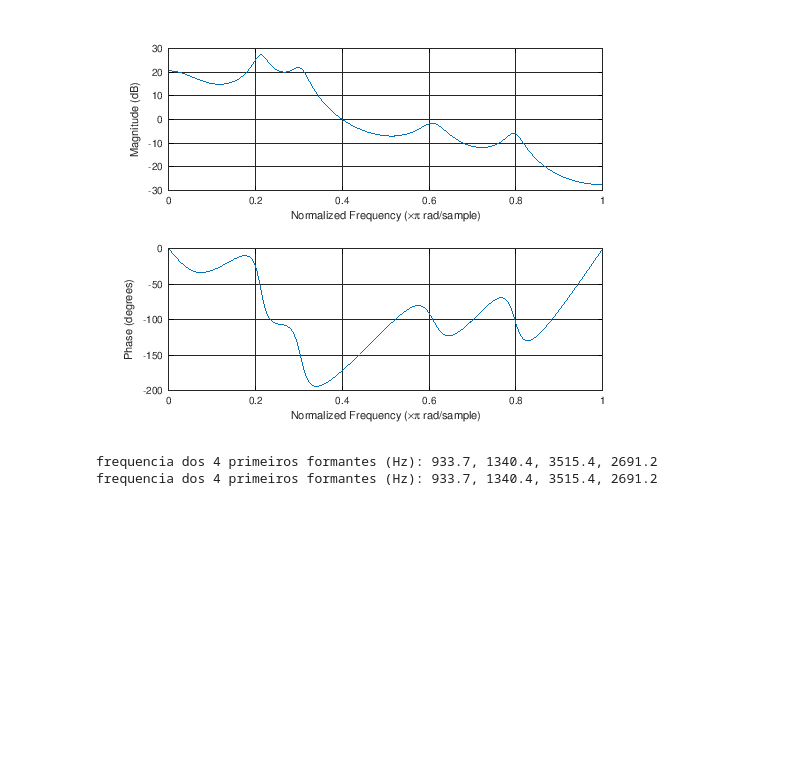
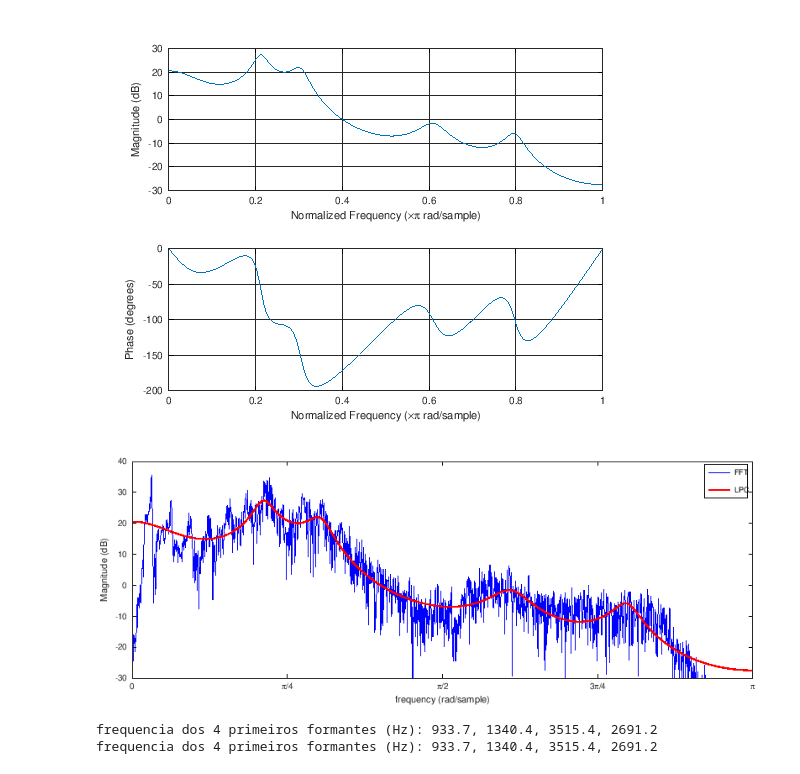
Before and after one commit to leolca/notebooks, a Jupyter notebook: aev/lpc-synthesis.ipynb, the cells around one changed output. Cells and saved outputs as stored; diff of their text form; code cells hidden in the pictures; blank space fills up the shorter version.

Commit message:
adding graph

```diff
--- a/aev/lpc-synthesis.ipynb
+++ b/aev/lpc-synthesis.ipynb
@@ -99,6 +118,17 @@ p = 12; % ordem do modelo
 freqz(1,a);
 # %% [output]
 [figure]
+# %%
+X = fft(x);
+N = floor(length(X)/2);
+[H, W] = freqz (1, a, N);
+figure(1, 'position',[0,0,800,300]);
+plot(W,20*log10(abs(X(1:N))),'b-',W,20*log10(H),'r-','linewidth',5);
+xlim([0 pi]); ylim([-30 40]); legend('FFT','LPC');
+set(gca,'xtick',[0 pi/4 pi/2 3*pi/4 pi], 'xticklabel',{'0','\pi/4','\pi/2','3\pi/4','\pi'});
+xlabel('frequency (rad/sample)'); ylabel('Magnitude (dB)');
+# %% [output]
+[figure, added]
 # %%
 ra = roots(a);
 id = find(imag(ra)>0); % selecionar apenas um polo de cada par
```
Also changed, not shown: parts of 6 cells of this notebook.
